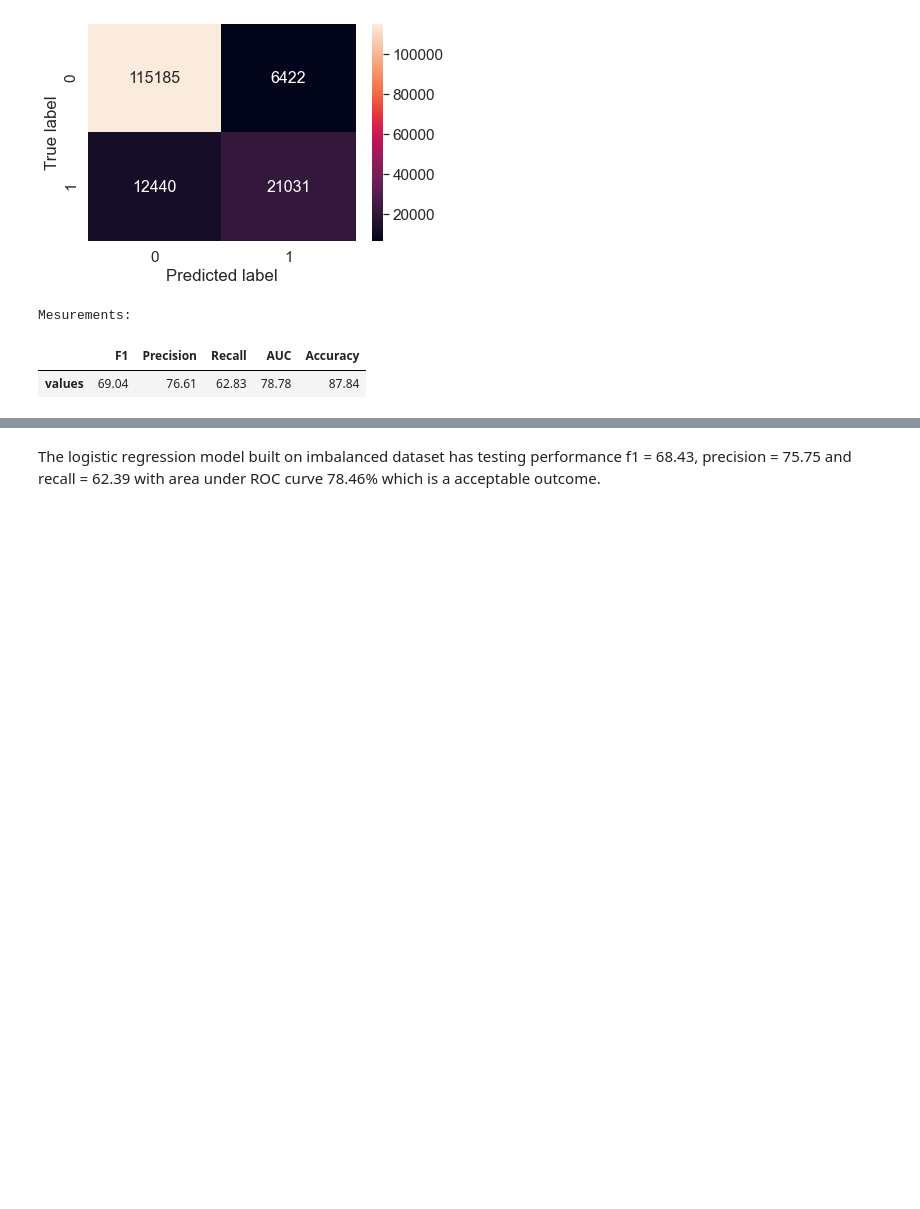
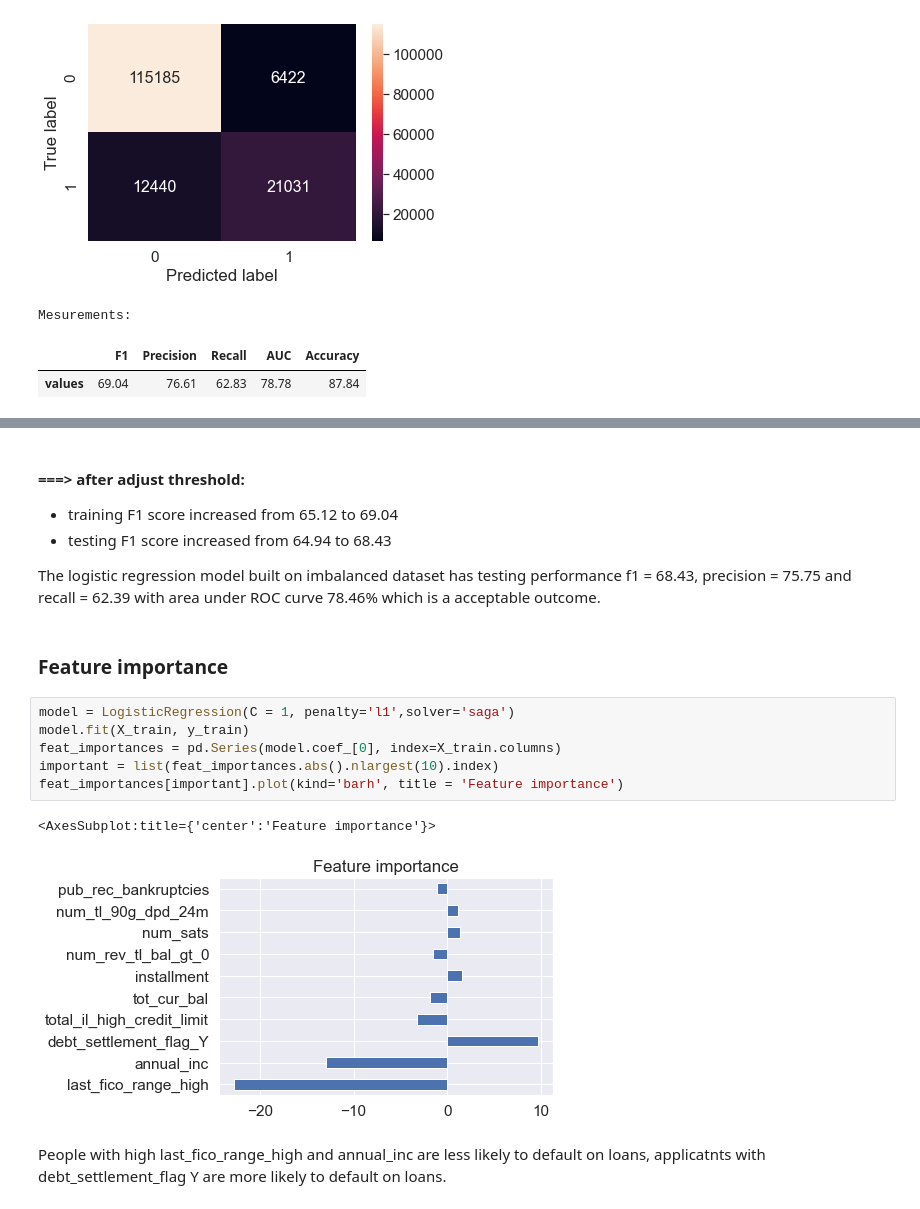
Before and after one commit to JqKOU/Other_Project, a Jupyter notebook: 00 [Python_Binary_Classification] Lending Club Risk Loan Prediction/1_Modeling on imbalanced dataset.ipynb, the cells around one changed output, grey strips where cells are left out. Drawn from its saved outputs; the diff is of its cells as text; blank space fills up the shorter version.

```diff
--- a/00 [Python_Binary_Classification] Lending Club Risk Loan Prediction/1_Modeling on imbalanced dataset.ipynb
+++ b/00 [Python_Binary_Classification] Lending Club Risk Loan Prediction/1_Modeling on imbalanced dataset.ipynb
@@ -298,4 +328,22 @@ Mesurements:
 |  | F1 | Precision | Recall | AUC | Accuracy |
 | values | 68.43 | 75.75 | 62.39 | 78.46 | 87.63 |
 # %% [markdown]
+#### ===> after adjust threshold:
+
+* training F1 score increased from 65.12 to 69.04
+* testing F1 score increased from 64.94 to 68.43
+
 The logistic regression model built on imbalanced dataset has testing performance f1 = 68.43, precision = 75.75 and recall = 62.39 with area under ROC curve 78.46% which is a acceptable outcome.
+# %% [markdown]
+### Feature importance
+# %%
+model = LogisticRegression(C = 1, penalty='l1',solver='saga')
+model.fit(X_train, y_train)
+feat_importances = pd.Series(model.coef_[0], index=X_train.columns)
+important = list(feat_importances.abs().nlargest(10).index)
+feat_importances[important].plot(kind='barh', title = 'Feature importance')
+# %% [output]
+<AxesSubplot:title={'center':'Feature importance'}>
+[figure, added]
+# %% [markdown]
+People with high last_fico_range_high and annual_inc are less likely to default on loans, applicatnts with debt_settlement_flag Y are more likely to default on loans.
```
Also changed, not shown: parts of 13 cells of this notebook, 2 other files.
